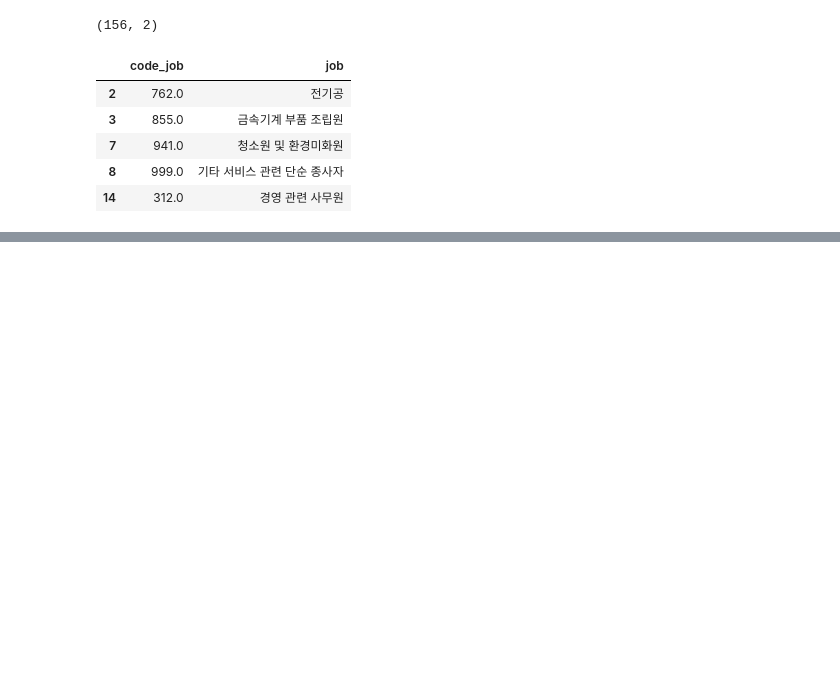
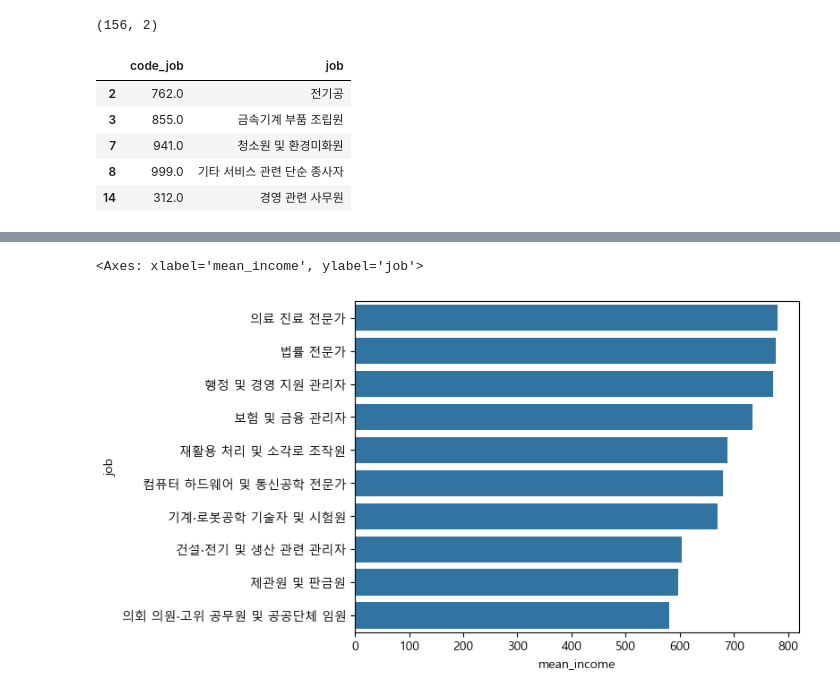
Before and after one commit to nicolekor/AI25, a Jupyter notebook: dana_data/한국인의삶2019.ipynb, the cells around one changed output, grey strips where cells are left out. Drawn from its saved outputs; the diff is of its cells as text; code cells hidden in the pictures; blank space fills up the shorter version.

```diff
--- a/dana_data/한국인의삶2019.ipynb
+++ b/dana_data/한국인의삶2019.ipynb
@@ -332,3 +333,5 @@ welfare.dropna(subset=['code_job'])[['code_job', 'job']].head()
 | 14 | 312.0 | 경영 관련 사무원 |
 # %%
 #p250 직업별 월급차이 분석하기
+job_income = welfare.dropna(subset=['job', 'income']).groupby('job', as_index=False).agg(mean_income = ('income', 'mean'))
+job_income.head()
@@ -334,0 +345,5 @@ welfare.dropna(subset=['code_job'])[['code_job', 'job']].head()
+# %%
+#월급이 많은 직업 상위 10위 추출
+
+top10 = job_income.sort_values('mean_income', ascending=False).head(10)
+top10
@@ -334,0 +362,8 @@ welfare.dropna(subset=['code_job'])[['code_job', 'job']].head()
+# %%
+plt.rcParams.update({'font.family' : 'Malgun Gothic'})
+# %%
+#p252
+sns.barplot(data=top10, y='job', x='mean_income')
+# %% [output]
+<Axes: xlabel='mean_income', ylabel='job'>
+[figure, added]
```
Also changed, not shown: parts of 54 cells of this notebook.
